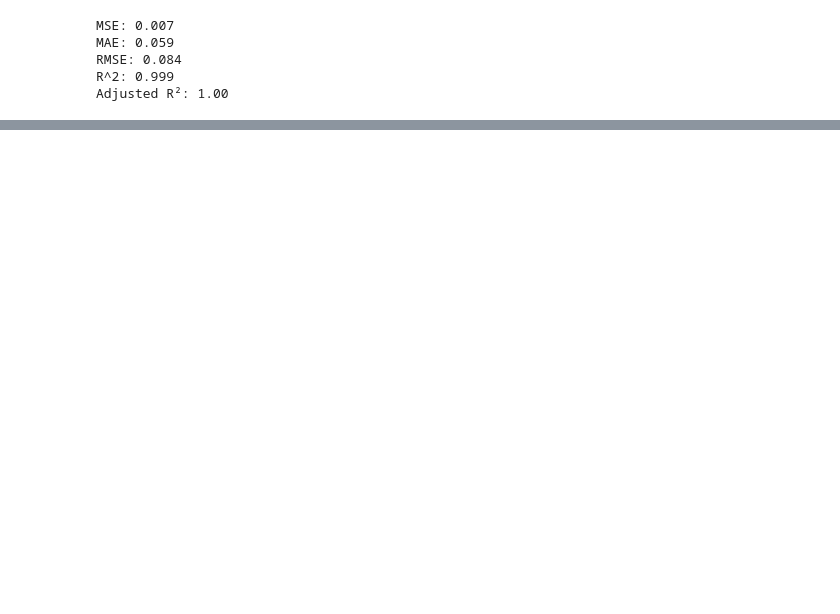
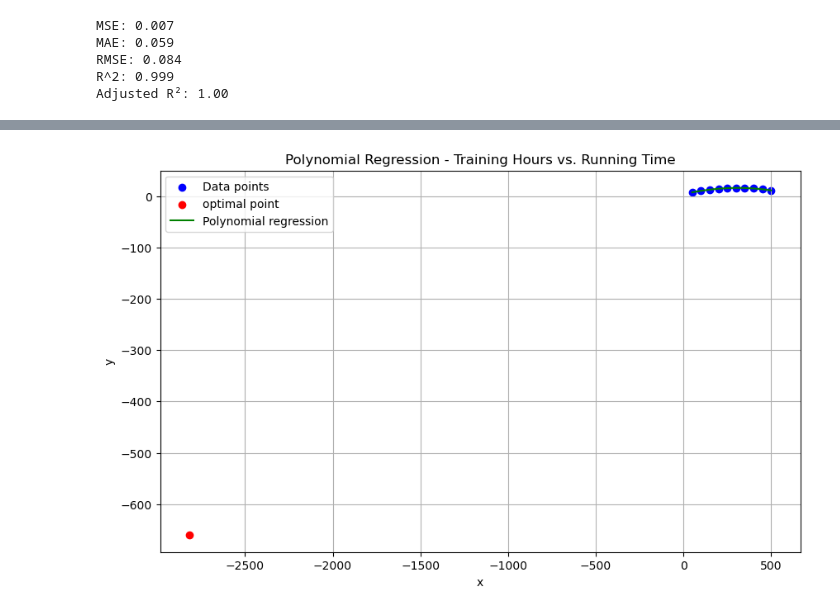
Before and after one commit to ShaniStaretz-ai/polynomial-regression-Lec4-13-Aug-25, a Jupyter notebook: lec4.ipynb, the cells around one changed output, grey strips where cells are left out. Drawn from its saved outputs; the diff is of its cells as text; code cells hidden in the pictures; blank space fills up the shorter version.

```diff
--- a/lec4.ipynb
+++ b/lec4.ipynb
@@ -126,0 +156,48 @@ Adjusted R²: 1.00
+# %%
+################################## polyfit
+x = np.array([50, 100, 150, 200, 250, 300, 350, 400, 450, 500])
+y = np.array([7.5, 10.2, 12.8, 14.5, 15.6, 16.0, 15.8, 15.0, 13.5, 11.2])
+
+coeff_np=np.polyfit(x,y,deg=3)
+poly_function=np.poly1d(coeff_np)
+y_pred=poly_function(x)
+# polynomial_model = Pipeline([
+#     ('poly', PolynomialFeatures(degree=2)),#poly- label of function
+#     ('linear', LinearRegression())
+# ])
+
+# Fit the model
+# polynomial_model.fit(x, y)
+# y_pred = polynomial_model.predict(x)
+
+#find optimal:
+#=-b/2a
+# coefficients = polynomial_model.named_steps['linear'].coef_
+# intercept = polynomial_model.named_steps['linear'].intercept_
+c=coeff_np[2]
+a=coeff_np[0]
+b=coeff_np[1]
+
+x_opt=-1*b/(2*a)
+y_opt=poly_function([[x_opt]])
+
+# Plot the results
+plt.figure(figsize=(10, 6))
+plt.scatter(x, y, color='blue', label='Data points')
+plt.scatter([x_opt], [y_opt], color='red', label='optimal point')
+plt.plot(x, y_pred, color='green', label='Polynomial regression')
+
+
+# Add labels
+plt.title('Polynomial Regression - Training Hours vs. Running Time')
+plt.xlabel('x')
+plt.ylabel('y')
+plt.grid(True)
+plt.legend()
+
+# Display equation on the graph
+# plt.text(5, 90, equation, fontsize=12)
+
+plt.show()
+# %% [output]
+[figure, added]
```
Also changed, not shown: parts of 2 cells of this notebook, 1 other file.
